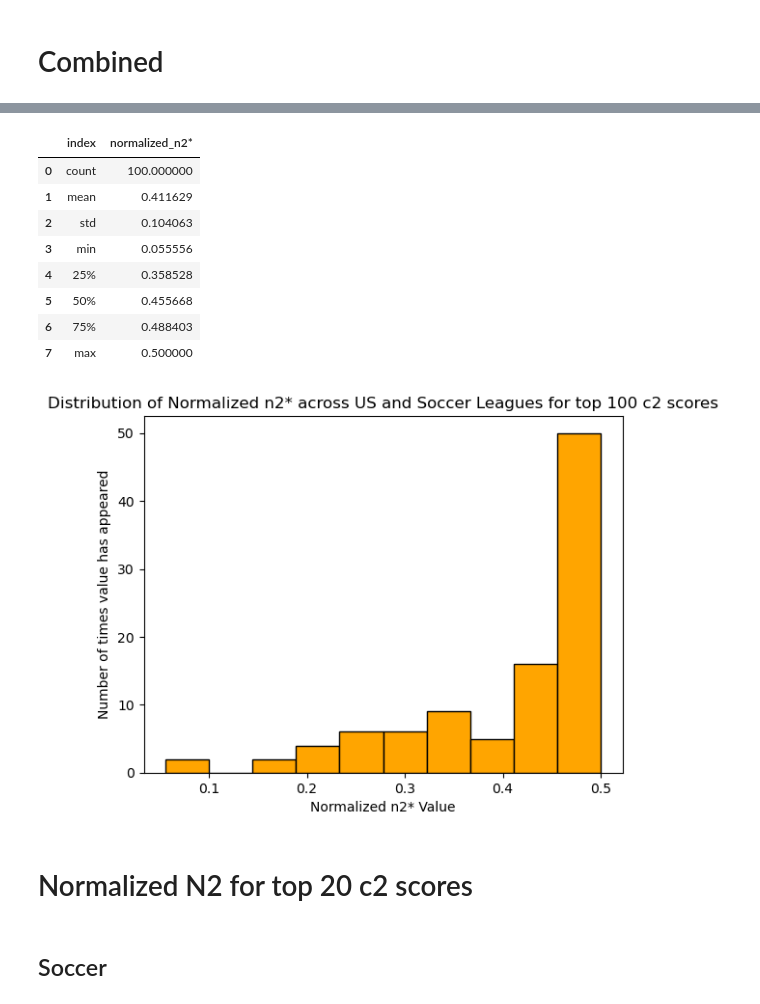
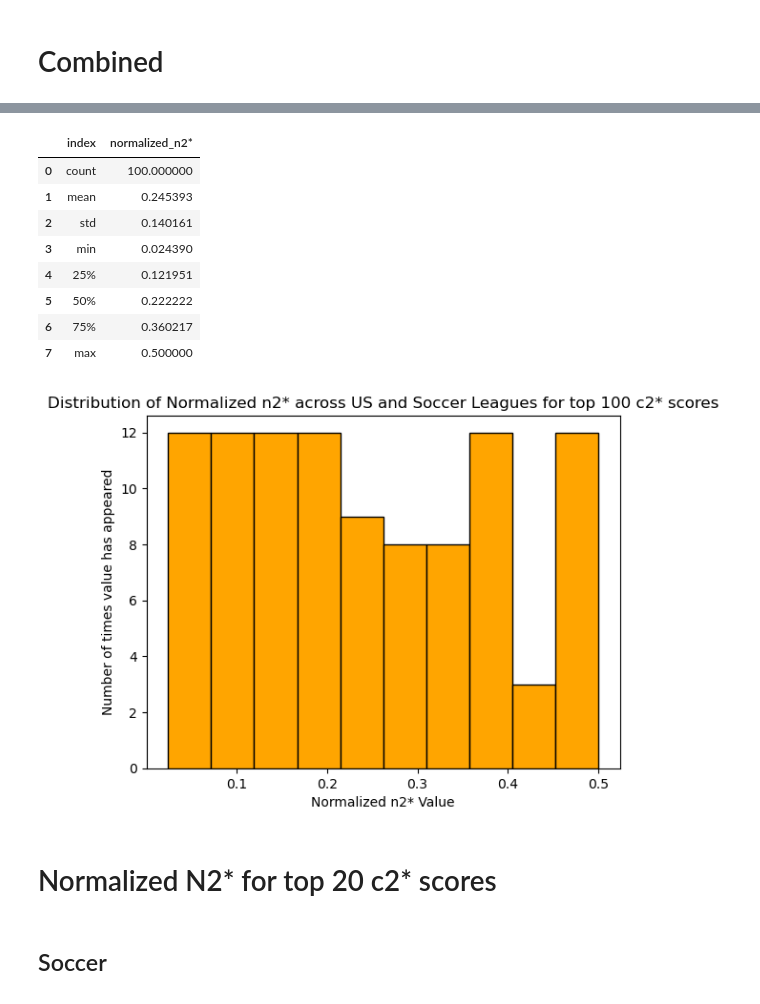
Before and after one commit to RyanRegalado/Win-Loss-Sequences-Sp2026, a Jupyter notebook: output/n2_star_analysis.ipynb, the cells around one changed output, grey strips where cells are left out. Cells and saved outputs as stored; diff of their text form; code cells hidden in the pictures.

```diff
--- a/output/n2_star_analysis.ipynb
+++ b/output/n2_star_analysis.ipynb
@@ -1049,7 +1041,7 @@ plt.show()
 # %% [markdown]
 # Combined
 # %%
-top100_c2 = combined.nlargest(100, 'c2').reset_index(drop=True)
+top100_c2 = combined.nlargest(100, 'c2*').reset_index(drop=True)
 # %%
 top100_c2
 # %% [output]
@@ -1071,23 +1063,23 @@ top100_c2['normalized_n2*'].describe().reset_index()
 # %% [output]
 |  | index | normalized_n2* |
 | 0 | count | 100.000000 |
-| 1 | mean | 0.411629 |
-| 2 | std | 0.104063 |
-| 3 | min | 0.055556 |
-| 4 | 25% | 0.358528 |
-| 5 | 50% | 0.455668 |
-| 6 | 75% | 0.488403 |
+| 1 | mean | 0.245393 |
+| 2 | std | 0.140161 |
+| 3 | min | 0.024390 |
+| 4 | 25% | 0.121951 |
+| 5 | 50% | 0.222222 |
+| 6 | 75% | 0.360217 |
 | 7 | max | 0.500000 |
 # %%
 plt.hist(top100_c2['normalized_n2*'],color='orange', edgecolor='black')
 plt.ylabel('Number of times value has appeared')
 plt.xlabel('Normalized n2* Value')
-plt.title('Distribution of Normalized n2* across US and Soccer Leagues for top 100 c2 scores')
+plt.title('Distribution of Normalized n2* across US and Soccer Leagues for top 100 c2* scores')
 plt.show()
 # %% [output]
-[figure, old version]
+[figure, new version]
 # %% [markdown]
-# Normalized N2 for top 20 c2 scores
+# Normalized N2* for top 20 c2* scores
 # %% [markdown]
 ## Soccer
 # %%
```
Also changed, not shown: parts of 62 cells of this notebook.
